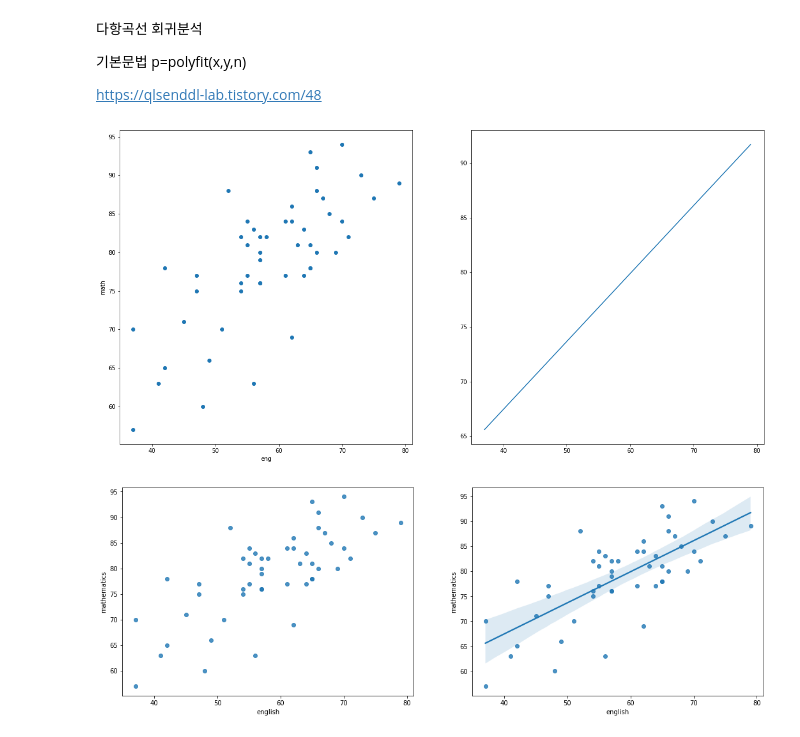
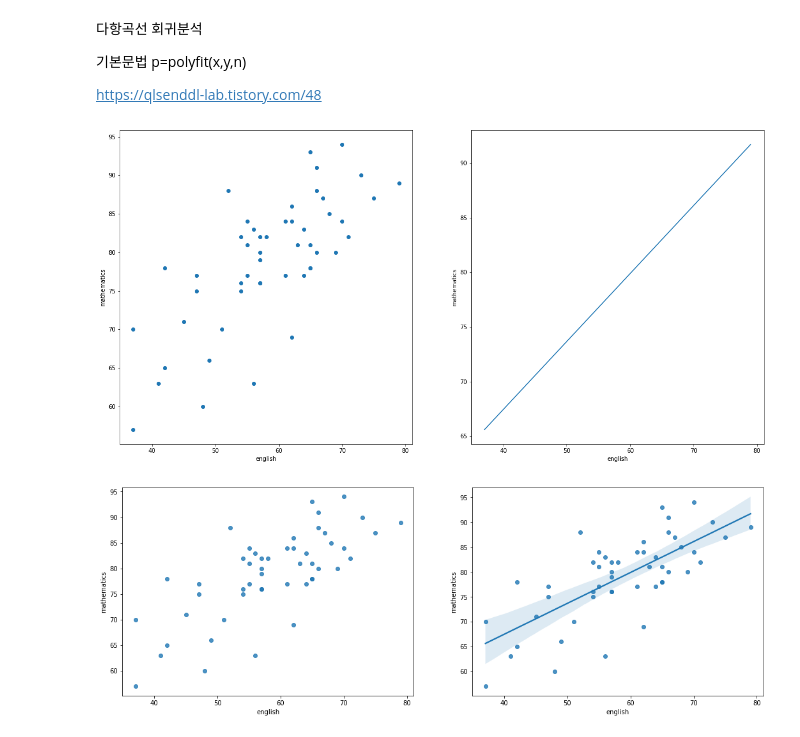
Before and after one commit to HyeonuJeong/Mycakd5, a Jupyter notebook: m3_통계/stat1.ipynb, the cells around one changed output. Cells and saved outputs as stored; diff of their text form; code cells hidden in the pictures.

```diff
--- a/m3_통계/stat1.ipynb
+++ b/m3_통계/stat1.ipynb
@@ -583,27 +583,29 @@ https://qlsenddl-lab.tistory.com/48
 # %%
 # 회귀직선
 import pandas as pd
 
 df = pd.read_csv('./data/ch2_scores_em.csv', index_col='student number')
 
 eng_socres=np.array(df['english'])
 math_scores=np.array(df['mathematics'])
 
 #계수 구하기
 poly_fit=np.polyfit(eng_scores,math_scores,1)
 poly_1d=np.poly1d(poly_fit)
 xs=np.linspace(eng_scores.min(),eng_scores.max())
 ys=poly_1d(xs)
 fig=plt.figure(figsize=(20,10))
 ax1=fig.add_subplot(1,2,1)
 ax2=fig.add_subplot(1,2,2)
 ax1.scatter(eng_scores,math_scores)
 ax2.plot(xs,ys)
-ax1.set_xlabel('eng')
-ax1.set_ylabel('math')
+ax1.set_xlabel('english')
+ax1.set_ylabel('mathematics')
+ax2.set_xlabel('english')
+ax2.set_ylabel('mathematics')
 plt.show()
 # %% [output]
-[figure, old version]
+[figure, new version]
 # %%
 import seaborn as sns
 fig, axes=plt.subplots(1,2,figsize=(18,6),sharex=True)
```
Also changed, not shown: parts of 11 cells of this notebook, 1 other file.
